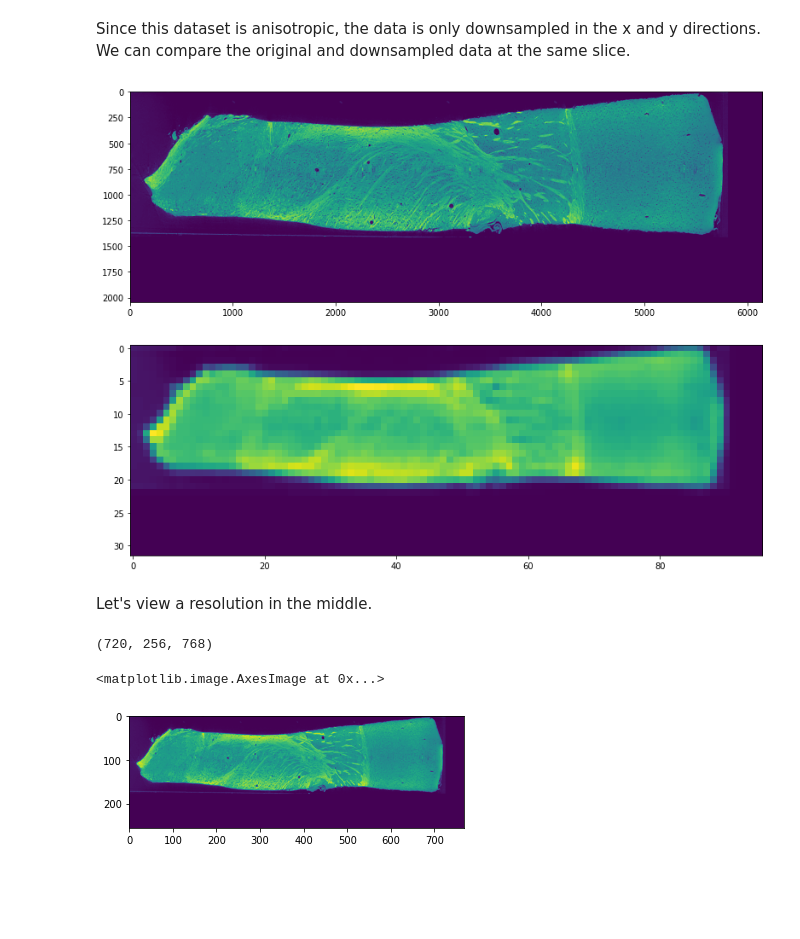
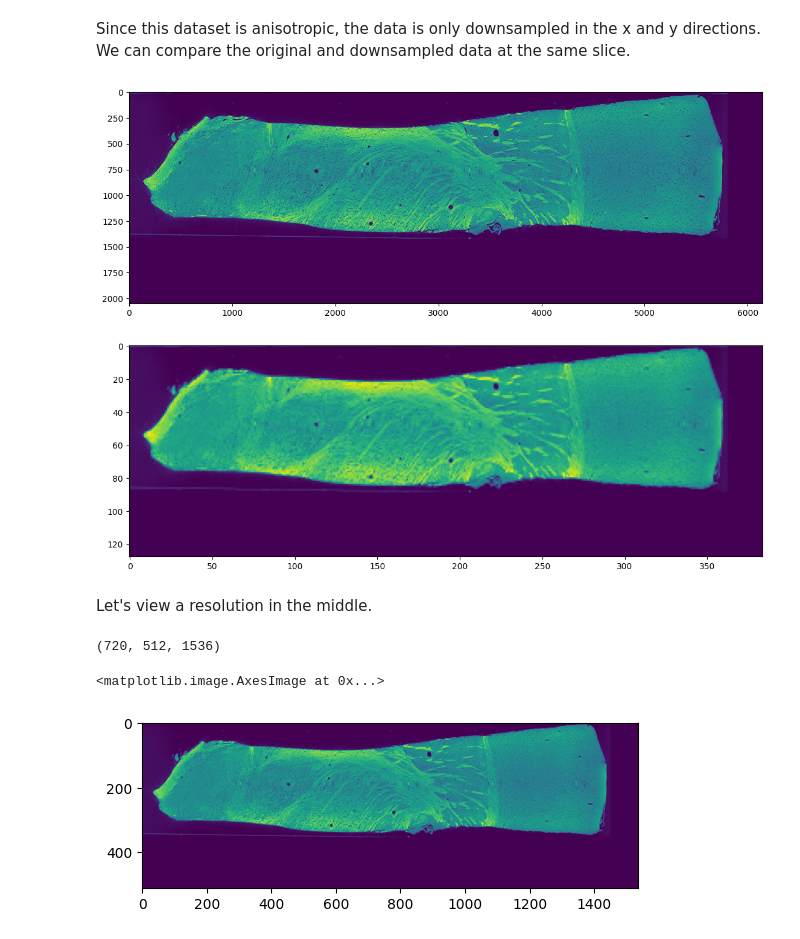
Before and after one commit to aplbrain/bossdb_cookbook, a Jupyter notebook: notebooks/Accessing-Lower-Resolution-Versions-Of-Data-From-BossDB.ipynb, the cells around one changed output. Saved outputs shown, nothing was run; the diff lists cells and outputs as text; code cells hidden in the pictures; blank space fills up the shorter version.

```diff
--- a/notebooks/Accessing-Lower-Resolution-Versions-Of-Data-From-BossDB.ipynb
+++ b/notebooks/Accessing-Lower-Resolution-Versions-Of-Data-From-BossDB.ipynb
@@ -23,4 +23,4 @@ dataset_res_0.shape
 # %% [output]
 (720, 2048, 6144)
 # %%
-slice_res_0 = dataset_res_0[300:301, 0:2048, 0:6144]
+slice_res_0 = dataset_res_0[300, :,:]
@@ -51,5 +43,5 @@ Awesome, this dataset has 7 levels. This means it has been downsampled 6 times (
 
 To do this, we can set the resolution level when we call `array`.
 # %%
-dataset_res_6 = array("bossdb://prasad/prasad2020/image", resolution=6)
+dataset_res_4 = array("bossdb://prasad/prasad2020/image", resolution=4)
 # %%
@@ -59,5 +51,5 @@ dataset_res_6.shape
 # %% [markdown]
 You can see this dataset is much smaller! This is the smallest resolution. Accessing the data will be much faster.
 # %%
-slice_res_6 = dataset_res_6[300:301, 0:32, 0:96]
+slice_res_4 = dataset_res_4[300:301, :,:]
 # %%
@@ -70,15 +62,15 @@ Since this dataset is anisotropic, the data is only downsampled in the x and y d
 # %%
 fig, axes = plt.subplots(2,1, figsize=(40,10))
 axes[0].imshow(slice_res_0)
-axes[1].imshow(slice_res_6)
+axes[1].imshow(slice_res_4)
 plt.show()
 # %% [output]
-[figure, old version]
+[figure, new version]
 # %% [markdown]
 Let's view a resolution in the middle.
 # %%
-dataset_res_3 = array("bossdb://prasad/prasad2020/image", resolution=3)
-dataset_res_3.shape
+dataset_res_2 = array("bossdb://prasad/prasad2020/image", resolution=2)
+dataset_res_2.shape
 # %% [output]
-(720, 256, 768)
+(720, 512, 1536)
 # %%
@@ -86,8 +78,8 @@ slice_res_3 = dataset_res_3[300:301, 0:256, 0:768]
 # %%
-plt.imshow(slice_res_3)
+plt.imshow(slice_res_2)
 # %% [output]
 <matplotlib.image.AxesImage at 0x...>
-[figure, old version]
+[figure, new version]
 # %%
 fig, axes = plt.subplots(3,1, figsize=(40,20))
 axes[0].imshow(slice_res_0)
```
Also changed, not shown: parts of 12 cells of this notebook.
